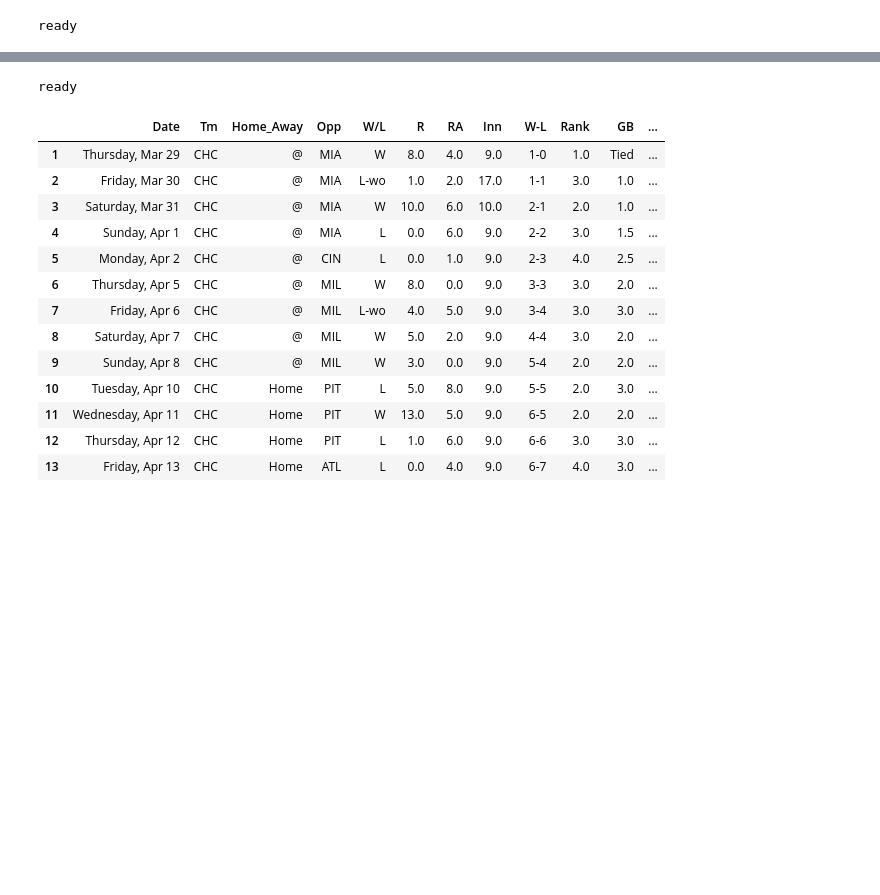
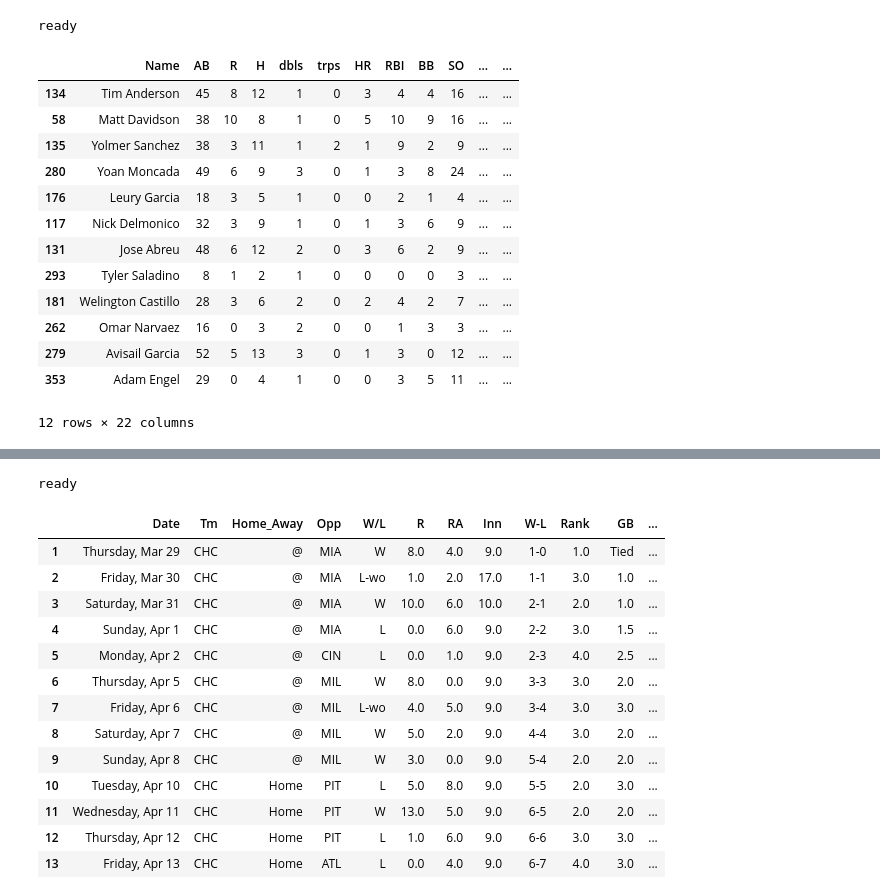
Before and after one commit to timbroderick/pybaseball, a Jupyter notebook: playing2.ipynb, the cells around one changed output, grey strips where cells are left out. Saved outputs shown, nothing was run; the diff lists cells and outputs as text; code cells hidden in the pictures; blank space fills up the shorter version.

Commit message:
added batting stats

```diff
--- a/playing2.ipynb
+++ b/playing2.ipynb
@@ -7,3 +7,39 @@ from pybaseball import schedule_and_record
 print('ready')
 # %% [output]
 ready
+# %%
+data = batting_stats(2018)
+# %%
+soxBS = pd.DataFrame( data.loc[ ( data["Team"] == "White Sox") ] )
+soxBSselect = soxBS[['Name','AB','R','H','2B','3B','HR','RBI','BB','SO','SB','CS','AVG','OBP','SLG','wOBA','wRAA','RAR','WAR','Fld']]
+soxBSselect = soxBSselect.copy()
+soxBSselect.loc[:,'SOperc'] = np.round( (soxBSselect['SO'] / soxBSselect['AB'] )*100,1 )
+soxBSselect['last'] = soxBSselect['Name'].str.split(' ').str[1]
+soxBSselect.loc[:, 'AB'] = soxBSselect['AB'].astype(int)
+soxBSselect.loc[:, 'R'] = soxBSselect['R'].astype(int)
+soxBSselect.loc[:, 'H'] = soxBSselect['H'].astype(int)
+soxBSselect.loc[:, '2B'] = soxBSselect['2B'].astype(int)
+soxBSselect.loc[:, '3B'] = soxBSselect['3B'].astype(int)
+soxBSselect.loc[:, 'HR'] = soxBSselect['HR'].astype(int)
+soxBSselect.loc[:, 'RBI'] = soxBSselect['RBI'].astype(int)
+soxBSselect.loc[:, 'BB'] = soxBSselect['BB'].astype(int)
+soxBSselect.loc[:, 'SO'] = soxBSselect['SO'].astype(int)
+soxBSselect.loc[:, 'CS'] = soxBSselect['CS'].astype(int)
+soxBSselect = soxBSselect.rename(columns = {'2B':'dbls','3B':'trps' })
+soxBSselect.to_csv("csv/soxhit.csv", index=False, encoding="utf-8")
+print("Sox batting stats done")
+# %% [output]
+|  | Name | AB | R | H | dbls | trps | HR | RBI | BB | SO | ... | ... |
+| 134 | Tim Anderson | 45 | 8 | 12 | 1 | 0 | 3 | 4 | 4 | 16 | ... | ... |
+| 58 | Matt Davidson | 38 | 10 | 8 | 1 | 0 | 5 | 10 | 9 | 16 | ... | ... |
+| 135 | Yolmer Sanchez | 38 | 3 | 11 | 1 | 2 | 1 | 9 | 2 | 9 | ... | ... |
+| 280 | Yoan Moncada | 49 | 6 | 9 | 3 | 0 | 1 | 3 | 8 | 24 | ... | ... |
+| 176 | Leury Garcia | 18 | 3 | 5 | 1 | 0 | 0 | 2 | 1 | 4 | ... | ... |
+| 117 | Nick Delmonico | 32 | 3 | 9 | 1 | 0 | 1 | 3 | 6 | 9 | ... | ... |
+| 131 | Jose Abreu | 48 | 6 | 12 | 2 | 0 | 3 | 6 | 2 | 9 | ... | ... |
+| 293 | Tyler Saladino | 8 | 1 | 2 | 1 | 0 | 0 | 0 | 0 | 3 | ... | ... |
+| 181 | Welington Castillo | 28 | 3 | 6 | 2 | 0 | 2 | 4 | 2 | 7 | ... | ... |
+| 262 | Omar Narvaez | 16 | 0 | 3 | 2 | 0 | 0 | 1 | 3 | 3 | ... | ... |
+| 279 | Avisail Garcia | 52 | 5 | 13 | 3 | 0 | 1 | 3 | 0 | 12 | ... | ... |
+| 353 | Adam Engel | 29 | 0 | 4 | 1 | 0 | 0 | 3 | 5 | 11 | ... | ... |
+12 rows × 22 columns
```
Also changed, not shown: parts of 3 cells of this notebook, 20 other files.
